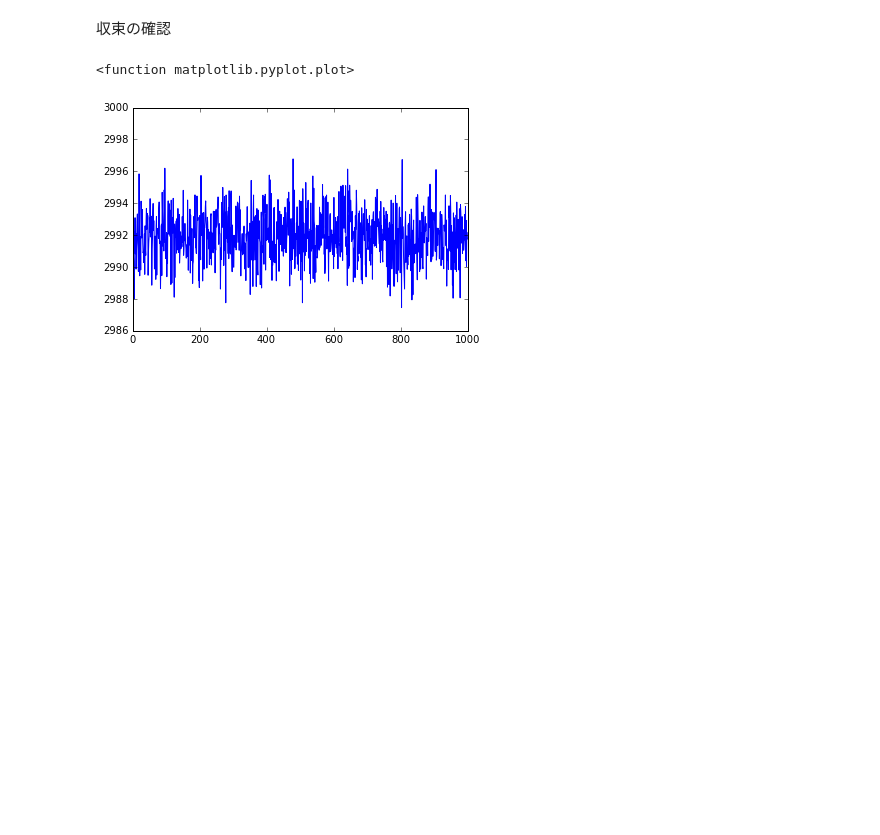
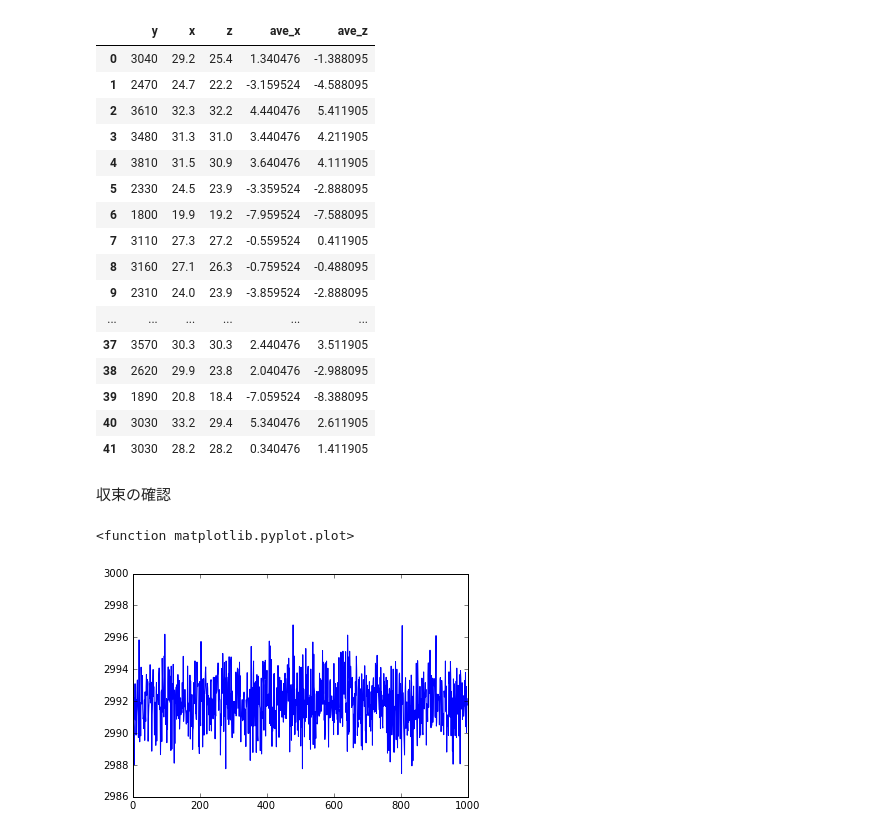
Before and after one commit to keiikegami/midtermtest, a Jupyter notebook: function.ipynb, the cells around one changed output. Cells and saved outputs as stored; diff of their text form; code cells hidden in the pictures; blank space fills up the shorter version.

```diff
--- a/function.ipynb
+++ b/function.ipynb
@@ -177,6 +161,30 @@ sample_iter = 1000
 burn_in = 30
 m = 10
 core = 2
+# %%
+pine = pd.read_table("pine.txt", delim_whitespace = True)
+p = pine.values
+pine['ave_x'] = pine['x'] - np.average(p[:, 1])
+pine['ave_z'] = pine['z'] - np.average(p[:, 2])
+pine
+# %% [output]
+|  | y | x | z | ave_x | ave_z |
+| 0 | 3040 | 29.2 | 25.4 | 1.340476 | -1.388095 |
+| 1 | 2470 | 24.7 | 22.2 | -3.159524 | -4.588095 |
+| 2 | 3610 | 32.3 | 32.2 | 4.440476 | 5.411905 |
+| 3 | 3480 | 31.3 | 31.0 | 3.440476 | 4.211905 |
+| 4 | 3810 | 31.5 | 30.9 | 3.640476 | 4.111905 |
+| 5 | 2330 | 24.5 | 23.9 | -3.359524 | -2.888095 |
+| 6 | 1800 | 19.9 | 19.2 | -7.959524 | -7.588095 |
+| 7 | 3110 | 27.3 | 27.2 | -0.559524 | 0.411905 |
+| 8 | 3160 | 27.1 | 26.3 | -0.759524 | -0.488095 |
+| 9 | 2310 | 24.0 | 23.9 | -3.859524 | -2.888095 |
+| ... | ... | ... | ... | ... | ... |
+| 37 | 3570 | 30.3 | 30.3 | 2.440476 | 3.511905 |
+| 38 | 2620 | 29.9 | 23.8 | 2.040476 | -2.988095 |
+| 39 | 1890 | 20.8 | 18.4 | -7.059524 | -8.388095 |
+| 40 | 3030 | 33.2 | 29.4 | 5.340476 | 2.611905 |
+| 41 | 3030 | 28.2 | 28.2 | 0.340476 | 1.411905 |
 # %% [markdown]
 収束の確認
 # %%
```
Also changed, not shown: parts of 2 cells of this notebook.
